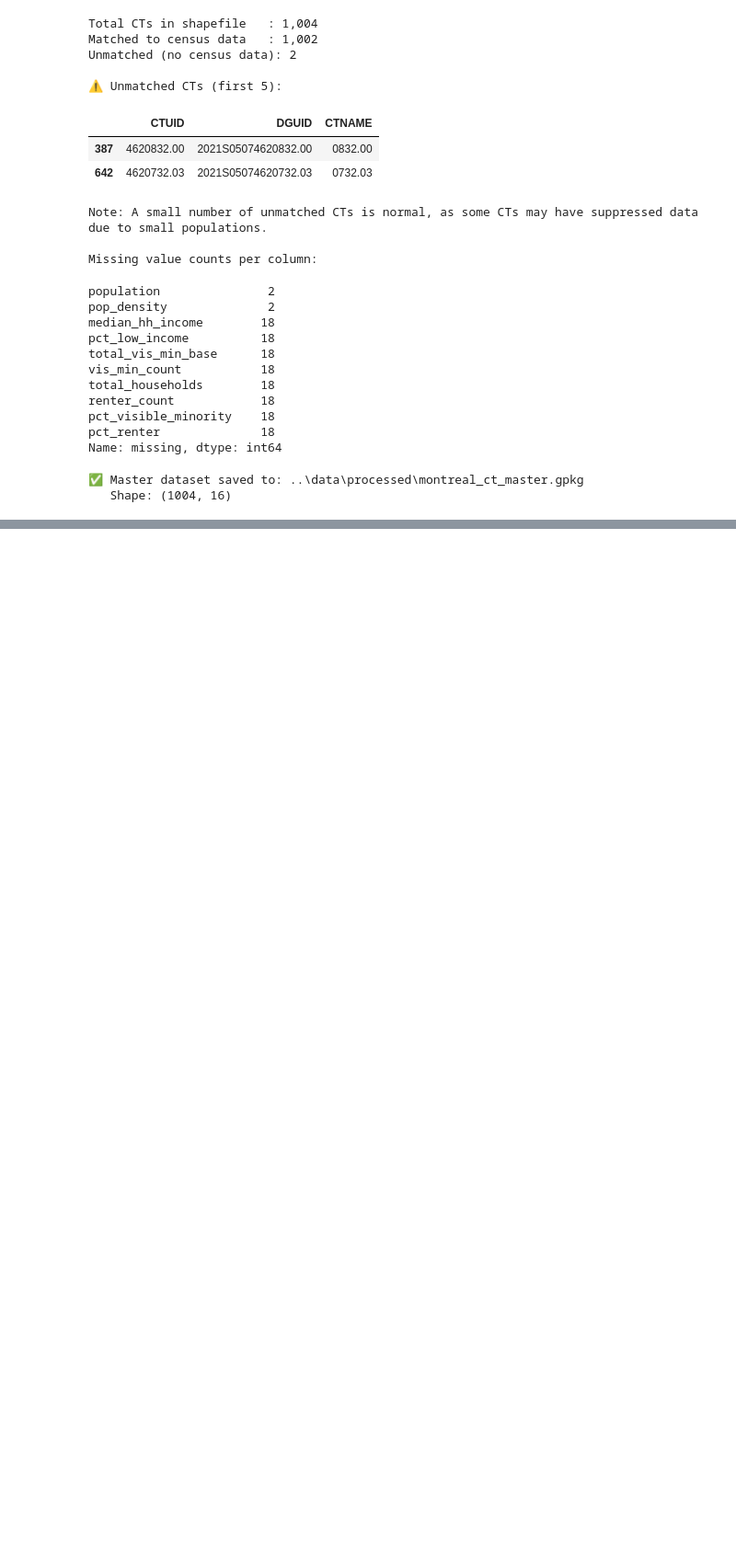
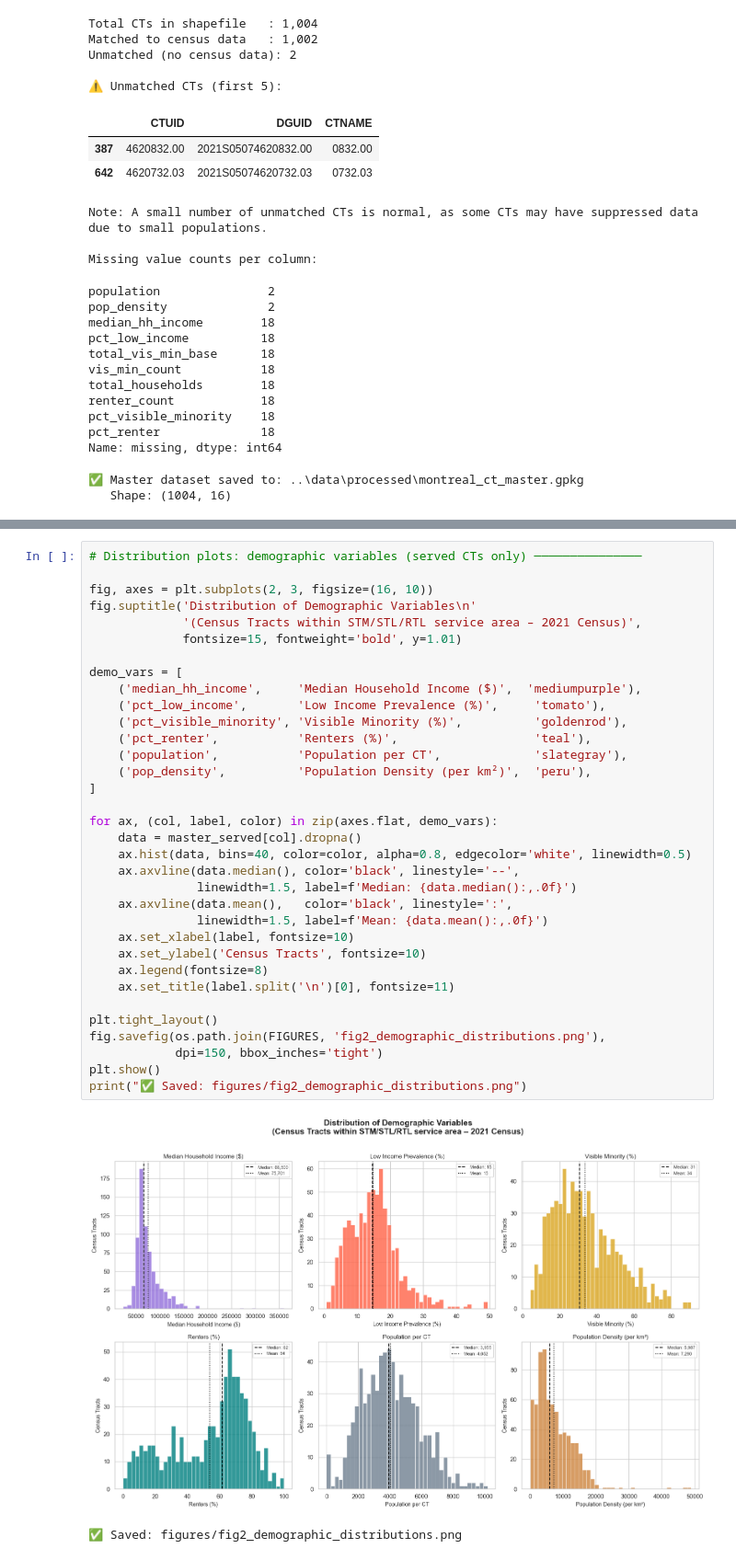
Before and after one commit to bruna-bado/transit-equity-montreal, a Jupyter notebook: notebooks/analysis.ipynb, the cells around one changed output, grey strips where cells are left out. Shown at 92% size. Saved outputs shown, nothing was run; the diff lists cells and outputs as text; blank space fills up the shorter version.

```diff
--- a/notebooks/analysis.ipynb
+++ b/notebooks/analysis.ipynb
@@ -565,0 +1350,37 @@ Name: missing, dtype: int64
+# %%
+# Distribution plots: demographic variables (served CTs only) ───────────────
+
+fig, axes = plt.subplots(2, 3, figsize=(16, 10))
+fig.suptitle('Distribution of Demographic Variables\n'
+             '(Census Tracts within STM/STL/RTL service area – 2021 Census)',
+             fontsize=15, fontweight='bold', y=1.01)
+
+demo_vars = [
+    ('median_hh_income',     'Median Household Income ($)',  'mediumpurple'),
+    ('pct_low_income',       'Low Income Prevalence (%)',     'tomato'),
+    ('pct_visible_minority', 'Visible Minority (%)',          'goldenrod'),
+    ('pct_renter',           'Renters (%)',                   'teal'),
+    ('population',           'Population per CT',             'slategray'),
+    ('pop_density',          'Population Density (per km²)',  'peru'),
+]
+
+for ax, (col, label, color) in zip(axes.flat, demo_vars):
+    data = master_served[col].dropna()
+    ax.hist(data, bins=40, color=color, alpha=0.8, edgecolor='white', linewidth=0.5)
+    ax.axvline(data.median(), color='black', linestyle='--',
+               linewidth=1.5, label=f'Median: {data.median():,.0f}')
+    ax.axvline(data.mean(),   color='black', linestyle=':',
+               linewidth=1.5, label=f'Mean: {data.mean():,.0f}')
+    ax.set_xlabel(label, fontsize=10)
+    ax.set_ylabel('Census Tracts', fontsize=10)
+    ax.legend(fontsize=8)
+    ax.set_title(label.split('\n')[0], fontsize=11)
+
+plt.tight_layout()
+fig.savefig(os.path.join(FIGURES, 'fig2_demographic_distributions.png'),
+            dpi=150, bbox_inches='tight')
+plt.show()
+print("✅ Saved: figures/fig2_demographic_distributions.png")
+# %% [output]
+[figure, added]
+✅ Saved: figures/fig2_demographic_distributions.png
```
Also changed, not shown: parts of 48 cells of this notebook, 5 other files.
